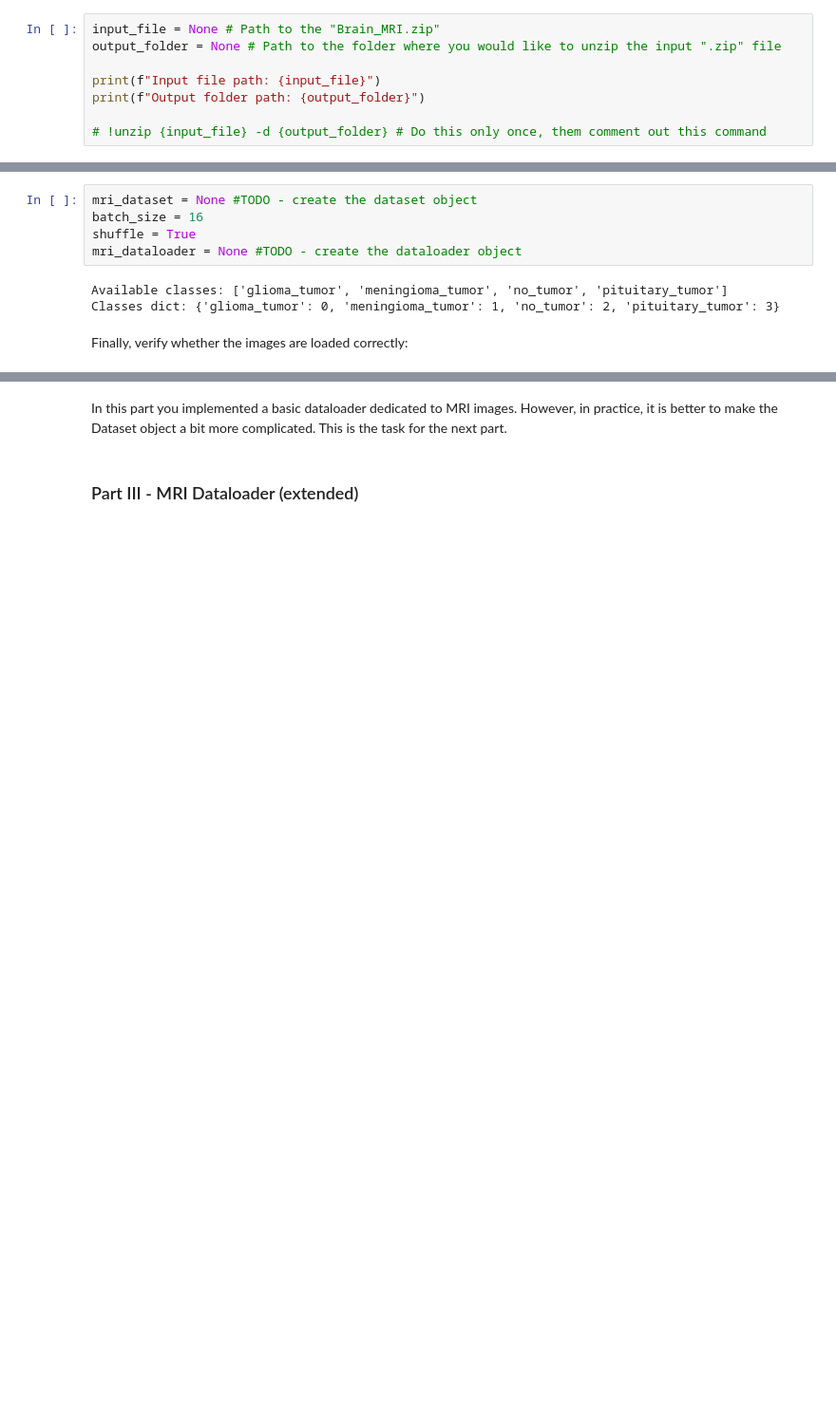
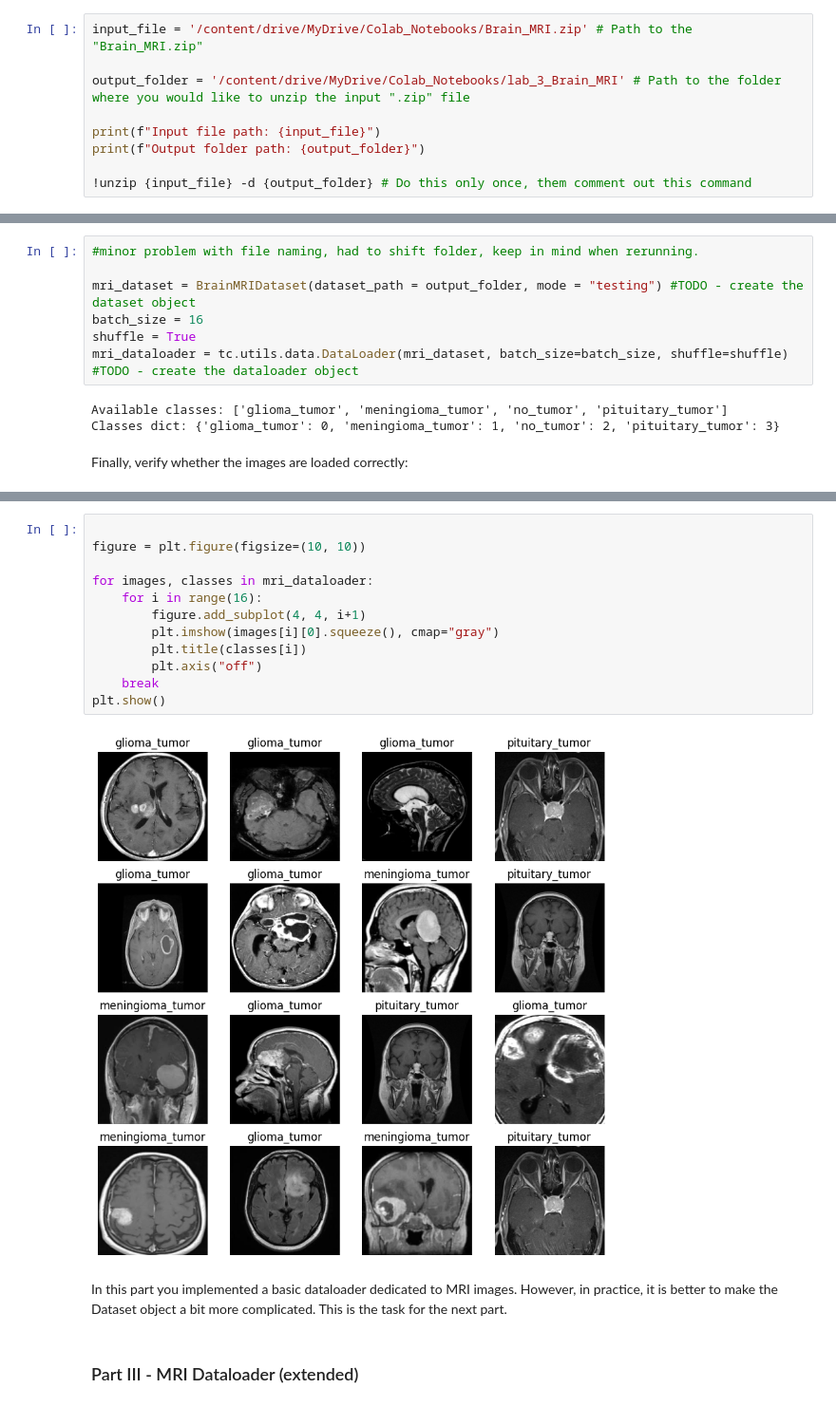
Before and after one commit to ASingh-AGH/AI_Collab, a Jupyter notebook: DLMIA Lab3.ipynb, the cells around one changed output, grey strips where cells are left out. Shown at 95% size. Drawn from its saved outputs; the diff is of its cells as text; blank space fills up the shorter version.

```diff
--- a/DLMIA Lab3.ipynb
+++ b/DLMIA Lab3.ipynb
@@ -102,9 +133,10 @@ It should appear in the **/content** folder as a **drive** or with different nam
 # %%
-input_file = None # Path to the "Brain_MRI.zip"
-output_folder = None # Path to the folder where you would like to unzip the input ".zip" file
+input_file = '/content/drive/MyDrive/Colab_Notebooks/Brain_MRI.zip' # Path to the "Brain_MRI.zip"
+
+output_folder = '/content/drive/MyDrive/Colab_Notebooks/lab_3_Brain_MRI' # Path to the folder where you would like to unzip the input ".zip" file
 
 print(f"Input file path: {input_file}")
 print(f"Output folder path: {output_folder}")
 
-# !unzip {input_file} -d {output_folder} # Do this only once, them comment out this command
+!unzip {input_file} -d {output_folder} # Do this only once, them comment out this command
 # %% [output]
@@ -160,10 +222,12 @@ class BrainMRIDataset(tc.utils.data.Dataset):
 # %% [markdown]
 Now create the DataLoader responsible for loading cases from the Dataset. Notice that you do not have to make any changes with respect to the DataLoader - the interface is the same as long as the Dataset is implemented correctly.
 # %%
-mri_dataset = None #TODO - create the dataset object
+#minor problem with file naming, had to shift folder, keep in mind when rerunning.
+
+mri_dataset = BrainMRIDataset(dataset_path = output_folder, mode = "testing") #TODO - create the dataset object
 batch_size = 16
 shuffle = True
-mri_dataloader = None #TODO - create the dataloader object
+mri_dataloader = tc.utils.data.DataLoader(mri_dataset, batch_size=batch_size, shuffle=shuffle) #TODO - create the dataloader object
 # %% [output]
 Available classes: ['glioma_tumor', 'meningioma_tumor', 'no_tumor', 'pituitary_tumor']
 Classes dict: {'glioma_tumor': 0, 'meningioma_tumor': 1, 'no_tumor': 2, 'pituitary_tumor': 3}
@@ -178,3 +236,17 @@ for images, classes in mri_dataloader:
+# %%
+
+figure = plt.figure(figsize=(10, 10))
+
+for images, classes in mri_dataloader:
+    for i in range(16):
+        figure.add_subplot(4, 4, i+1)
+        plt.imshow(images[i][0].squeeze(), cmap="gray")
+        plt.title(classes[i])
+        plt.axis("off")
+    break
+plt.show()
+# %% [output]
+[figure, added]
 # %% [markdown]
 In this part you implemented a basic dataloader dedicated to MRI images. However, in practice, it is better to make the Dataset object a bit more complicated. This is the task for the next part.
 # %% [markdown]
```
Also changed, not shown: parts of 19 cells of this notebook.
